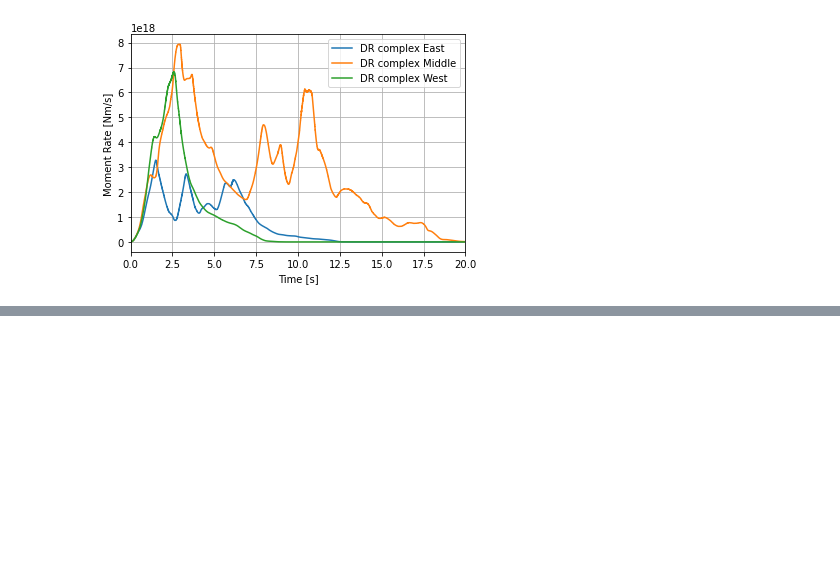
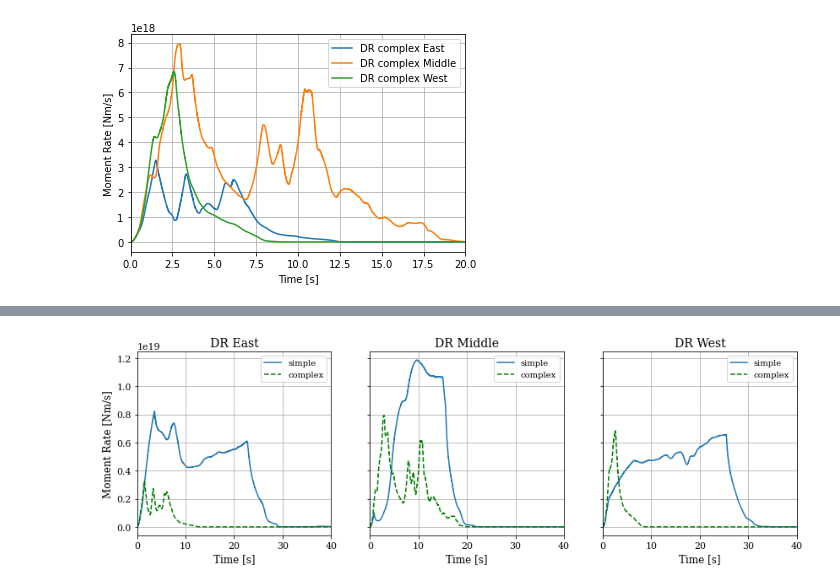
Before and after one commit to fabian-kutschera/Scripts4Processing, a Jupyter notebook: CombinedMR.ipynb, the cells around one changed output, grey strips where cells are left out. Cells and saved outputs as stored; diff of their text form; code cells hidden in the pictures; blank space fills up the shorter version.

```diff
--- a/CombinedMR.ipynb
+++ b/CombinedMR.ipynb
@@ -2,9 +2,9 @@
 import pandas as pd
 import matplotlib.pyplot as plt
 # %%
-cE = pd.read_csv('MR DR complex East.csv')
-cM = pd.read_csv('MR DR complex Middle.csv')
-cW = pd.read_csv('MR DR complex West.csv')
+cE = pd.read_csv('output/MR_DR complex East_Mw6.68.csv')
+cM = pd.read_csv('output/MR_DR complex Middle_Mw7.07.csv')
+cW = pd.read_csv('output/MR_DR complex West_Mw6.74.csv')
 # %%
 plt.figure()
 plt.plot(cE['time'],cE['moment'], label='DR complex East')
@@ -32,0 +50,35 @@ plt.show()
+# %%
+plt.rcParams["font.family"] = "serif"
+plt.rc('xtick', labelsize=11)
+plt.rc('ytick', labelsize=11)
+
+fig, (ax1, ax2, ax3) = plt.subplots(1, 3, sharex=True, sharey=True)
+fig.set_figwidth(14)
+#fig.suptitle('Moment Rate', fontsize=14, y=1.01)
+
+ax1.plot(sE['time'],sE['moment'], label='simple')
+ax1.plot(cE['time'],cE['moment'], label='complex', linestyle='--', color='green')
+ax1.grid()
+ax1.set_xlabel('Time [s]', fontsize=12)
+ax1.set_ylabel('Moment Rate [Nm/s]', fontsize=12)
+ax1.set_title('DR East', fontsize=14)
+ax1.legend()
+
+ax2.plot(sM['time'],sM['moment'], label='simple')
+ax2.plot(cM['time'],cM['moment'], label='complex', linestyle='--', color='green')
+ax2.grid()
+ax2.set_xlabel('Time [s]', fontsize=12)
+ax2.set_title('DR Middle', fontsize=14)
+ax2.legend()
+
+ax3.plot(sW['time'],sW['moment'], label='simple')
+ax3.plot(cW['time'],cW['moment'], label='complex', linestyle='--', color='green')
+ax3.grid()
+ax3.set_xlabel('Time [s]', fontsize=12)
+ax3.set_title('DR West', fontsize=14)
+ax3.legend()
+ax3.set_xlim([0,40])
+
+plt.savefig('MomentRate_subplot.png', dpi=300)
+# %% [output]
+[figure, added]
```
Also changed, not shown: parts of 3 cells of this notebook, 2 other files.
